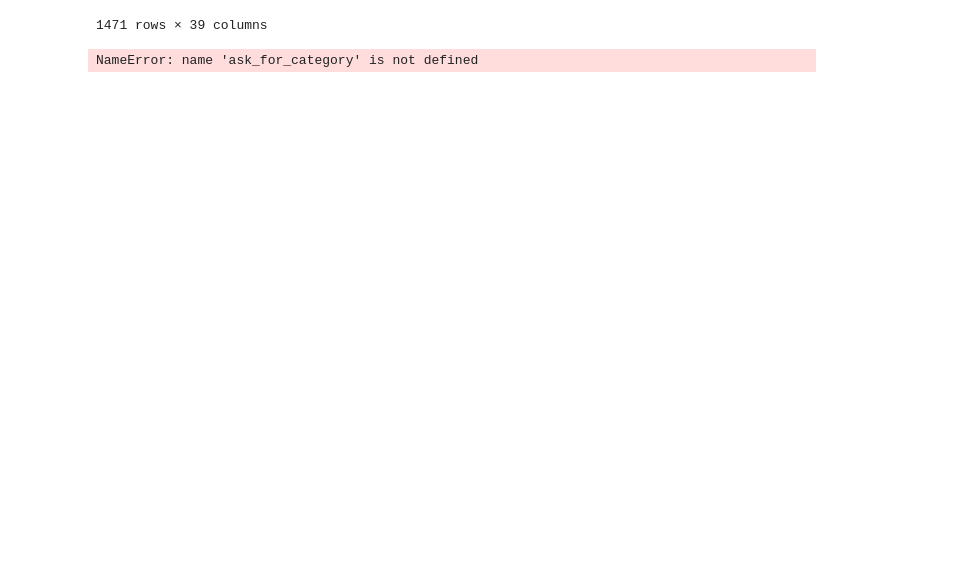
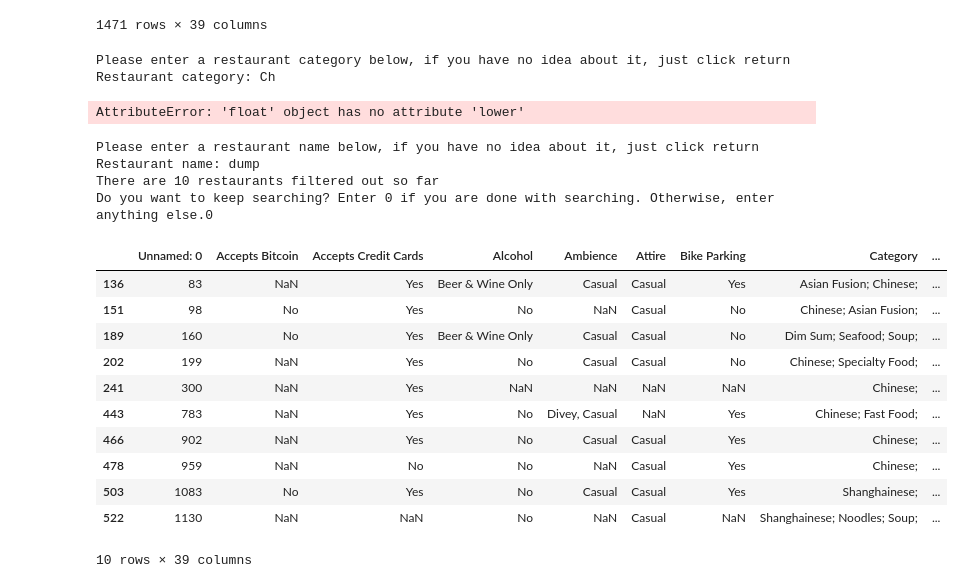
Before and after one commit to yeahgo/Are-you-hungry-team-13, a Jupyter notebook: Project are you hungry team 13.ipynb, the cells around one changed output. Saved outputs shown, nothing was run; the diff lists cells and outputs as text; code cells hidden in the pictures; blank space fills up the shorter version.

```diff
--- a/Project are you hungry team 13.ipynb
+++ b/Project are you hungry team 13.ipynb
@@ -273,7 +273,7 @@ def ask_for_name(df):
             break
     return df.loc[df['restaurant_name'].isin(nl)]
 
-def ask_for_name(df):
+def ask_for_category(df):
 
     cl = []
     while True:
@@ -285,9 +285,9 @@ def ask_for_name(df):
 
         for item in df['Category'].tolist():
             if re.search(cat.lower(), item.lower()):
-                nc.append(item)
+                cl.append(item)
 
-        if len(nc) == 0:
+        if len(cl) == 0:
             print('Please enter a valid name.')
             continue
         else:
@@ -308,7 +308,7 @@ def ask_for_neighbor(df):
             continue
         else:
             nl.append(neighbor)
-            if_con = input("Do you want to keep adding? Enter 1 if you do. ")
+            if_con = input("Do you want to keep adding? Enter 1 if you do. Otherwise, enter anything else. ")
             if if_con != '1':
                 break
     print(nl)
@@ -360,37 +360,63 @@ def ask_for_party(df):
 # %%
 ask_for_category(pd.read_csv('/Users/haodi_liu/Documents/GitHub/Are-you-hungry-team-13/final_df.csv', encoding='latin1'))
 # %% [output]
-NameError: name 'ask_for_category' is not defined
+Please enter a restaurant category below, if you have no idea about it, just click return
+Restaurant category: Ch
+AttributeError: 'float' object has no attribute 'lower'
 # %%
 global_df = pd.read_csv('/Users/haodi_liu/Documents/GitHub/Are-you-hungry-team-13/final_df.csv', encoding='latin1')
 #original_name = global_df['restaurant_name'].tolist()
 #global_df = ask_for_name(global_df)
 done = False
 
 while done == False:
 
     global_df = ask_for_name(global_df)
     length = len(global_df['restaurant_name'].tolist())
     print(f"There are {length} restaurants filtered out so far")
-    con = input('Do you want to keep searching? Enter 0 if you are done with searching')
+    con = input('Do you want to keep searching? Enter 0 if you are done with searching. Otherwise, enter anything else.')
     if con == '0':
         break
 
     global_df = ask_for_neighbor(global_df)
     length = len(global_df['restaurant_name'].tolist())
     print(f"There are {length} restaurants filtered out so far")
-    con1 = input('Do you want to keep searching? Enter 0 if you are done with searching')
+    con1 = input('Do you want to keep searching? Enter 0 if you are done with searching. Otherwise, enter anything else.')
     if con1 == '0':
         break
 
     global_df = ask_for_rating(global_df)
     length = len(global_df['restaurant_name'].tolist())
     print(f"There are {length} restaurants filtered out so far")
-    con2 = input('Do you want to keep searching? Enter 0 if you are done with searching')
+    con2 = input('Do you want to keep searching? Enter 0 if you are done with searching. Otherwise, enter anything else.')
     if con2 == '0':
+        break
+
+    global_df = ask_for_party(global_df)
+    length = len(global_df['restaurant_name'].tolist())
+    print(f"There are {length} restaurants filtered out so far")
+    con3 = input('Do you want to keep searching? Enter 0 if you are done with searching. Otherwise, enter anything else.')
+    if con3 == '0':
         break
 
     done = True
 
 
 global_df
+# %% [output]
+Please enter a restaurant name below, if you have no idea about it, just click return
+Restaurant name: dump
+There are 10 restaurants filtered out so far
+Do you want to keep searching? Enter 0 if you are done with searching. Otherwise, enter anything else.0
+|  | Unnamed: 0 | Accepts Bitcoin | Accepts Credit Cards | Alcohol | Ambience | Attire | Bike Parking | Category | ... |
+| 136 | 83 | NaN | Yes | Beer & Wine Only | Casual | Casual | Yes | Asian Fusion; Chinese; | ... |
+| 151 | 98 | No | Yes | No | NaN | Casual | No | Chinese; Asian Fusion; | ... |
+| 189 | 160 | No | Yes | Beer & Wine Only | Casual | Casual | No | Dim Sum; Seafood; Soup; | ... |
+| 202 | 199 | NaN | Yes | No | Casual | Casual | No | Chinese; Specialty Food; | ... |
+| 241 | 300 | NaN | Yes | NaN | NaN | NaN | NaN | Chinese; | ... |
+| 443 | 783 | NaN | Yes | No | Divey, Casual | NaN | Yes | Chinese; Fast Food; | ... |
+| 466 | 902 | NaN | Yes | No | Casual | Casual | Yes | Chinese; | ... |
+| 478 | 959 | NaN | No | No | NaN | Casual | Yes | Chinese; | ... |
+| 503 | 1083 | No | Yes | No | Casual | Casual | Yes | Shanghainese; | ... |
+| 522 | 1130 | NaN | NaN | No | NaN | Casual | NaN | Shanghainese; Noodles; Soup; | ... |
+10 rows × 39 columns
```
